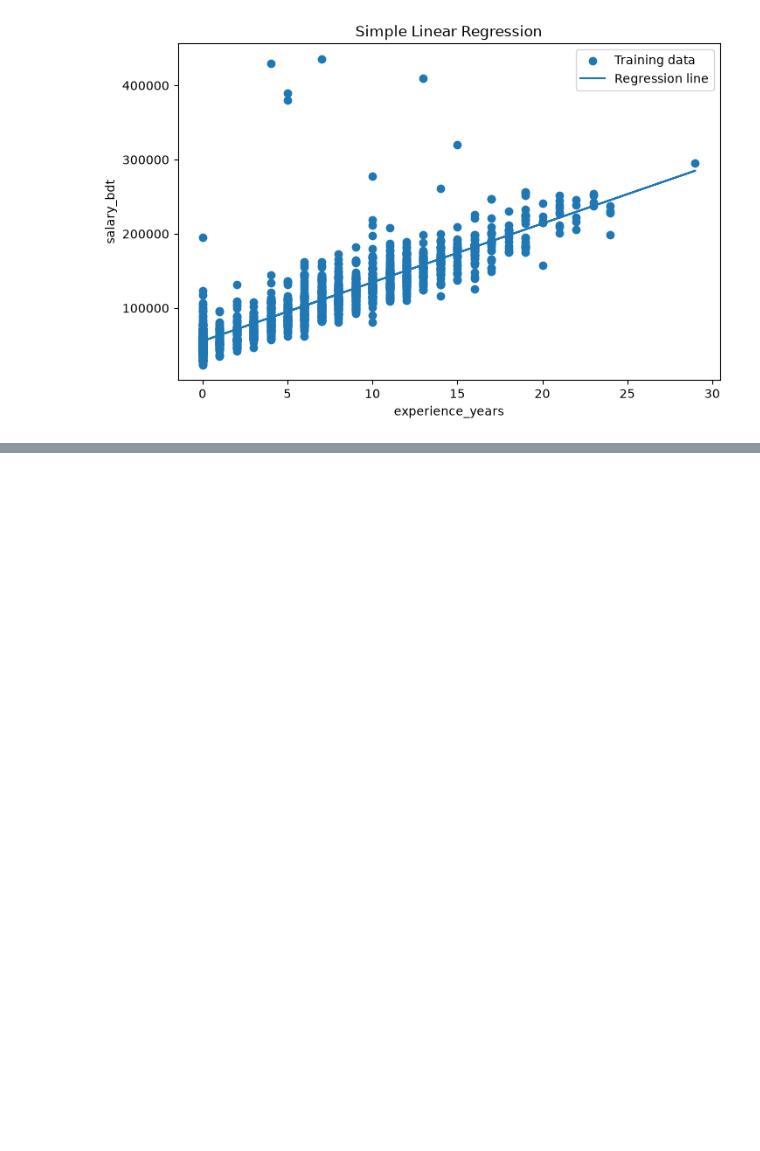
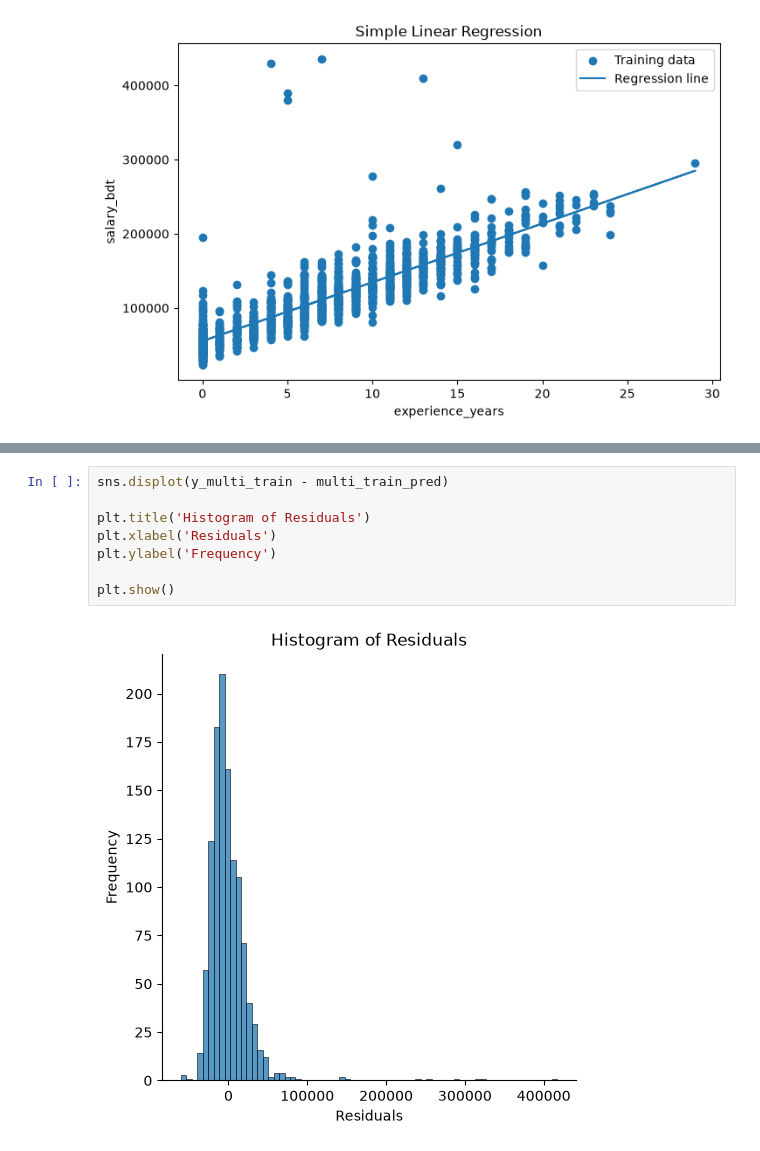
Before and after one commit to nguyenminhhieu108/Assign_4, a Jupyter notebook: main.ipynb, the cells around one changed output, grey strips where cells are left out. Drawn from its saved outputs; the diff is of its cells as text; blank space fills up the shorter version.

```diff
--- a/main.ipynb
+++ b/main.ipynb
@@ -271,0 +419,10 @@ plt.show()
+# %%
+sns.displot(y_multi_train - multi_train_pred)
+
+plt.title('Histogram of Residuals')
+plt.xlabel('Residuals')
+plt.ylabel('Frequency')
+
+plt.show()
+# %% [output]
+[figure, added]
```
Also changed, not shown: parts of 25 cells of this notebook.
